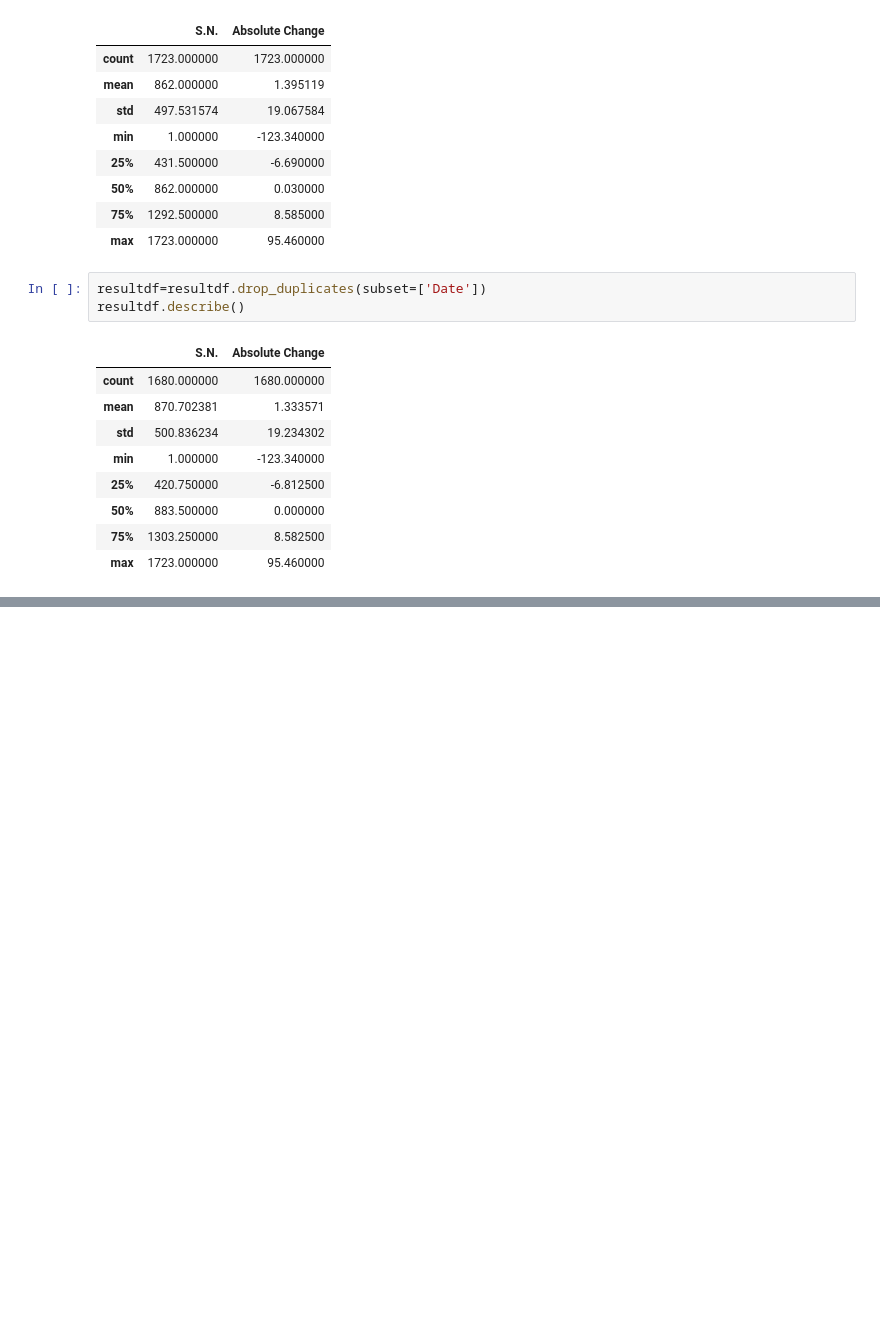
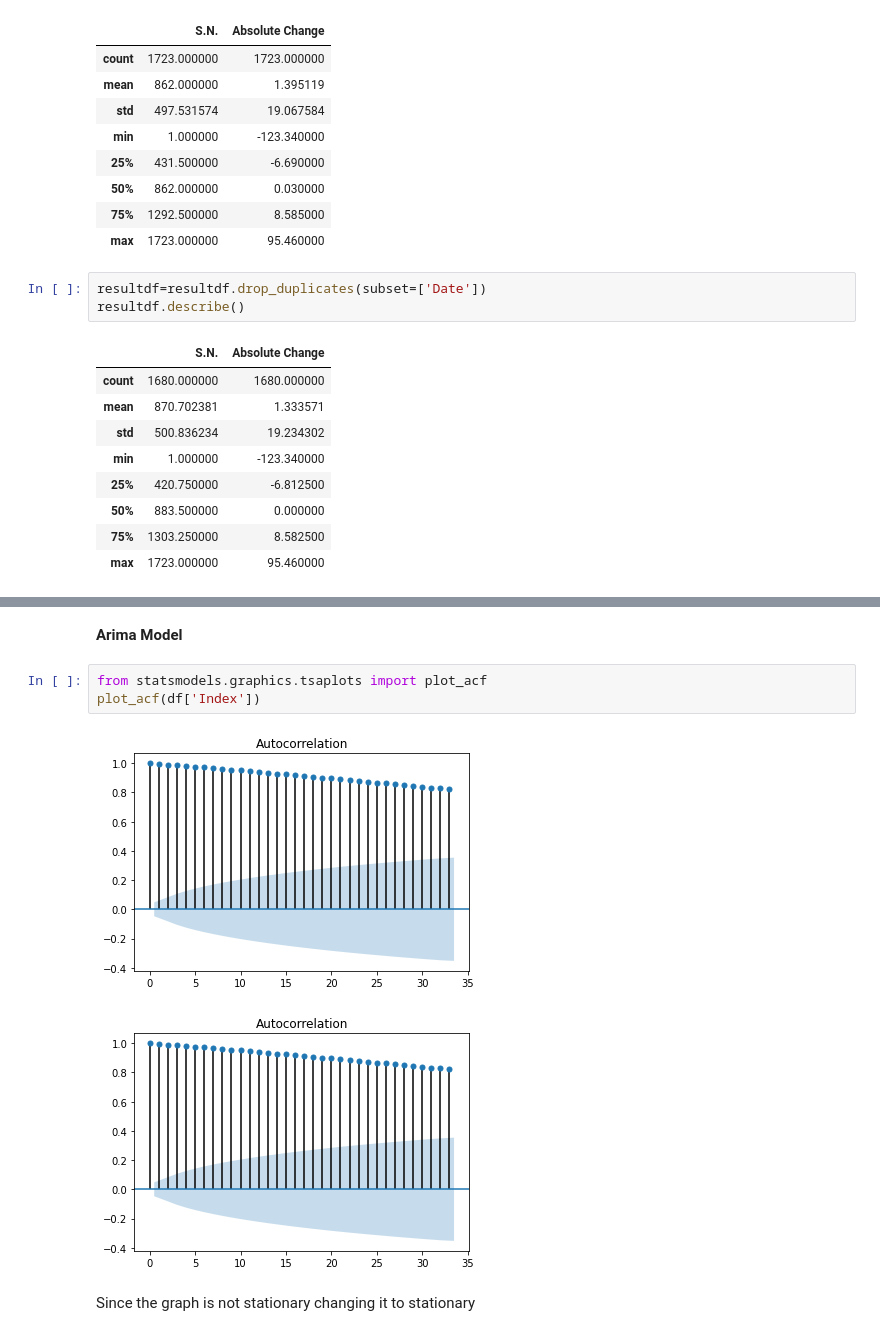
Before and after one commit to Abhinav0057/Data-Analysis, a Jupyter notebook: dataMiningProject.ipynb, the cells around one changed output, grey strips where cells are left out. Cells and saved outputs as stored; diff of their text form; blank space fills up the shorter version.

```diff
--- a/dataMiningProject.ipynb
+++ b/dataMiningProject.ipynb
@@ -161,0 +206,10 @@ print(' resultdf will be our working df ')
+# %% [markdown]
+**Arima Model**
+# %%
+from statsmodels.graphics.tsaplots import plot_acf
+plot_acf(df['Index'])
+# %% [output]
+[figure, added]
+[figure, added]
+# %% [markdown]
+Since the graph is not stationary changing it to stationary
```
Also changed, not shown: parts of 12 cells of this notebook.
